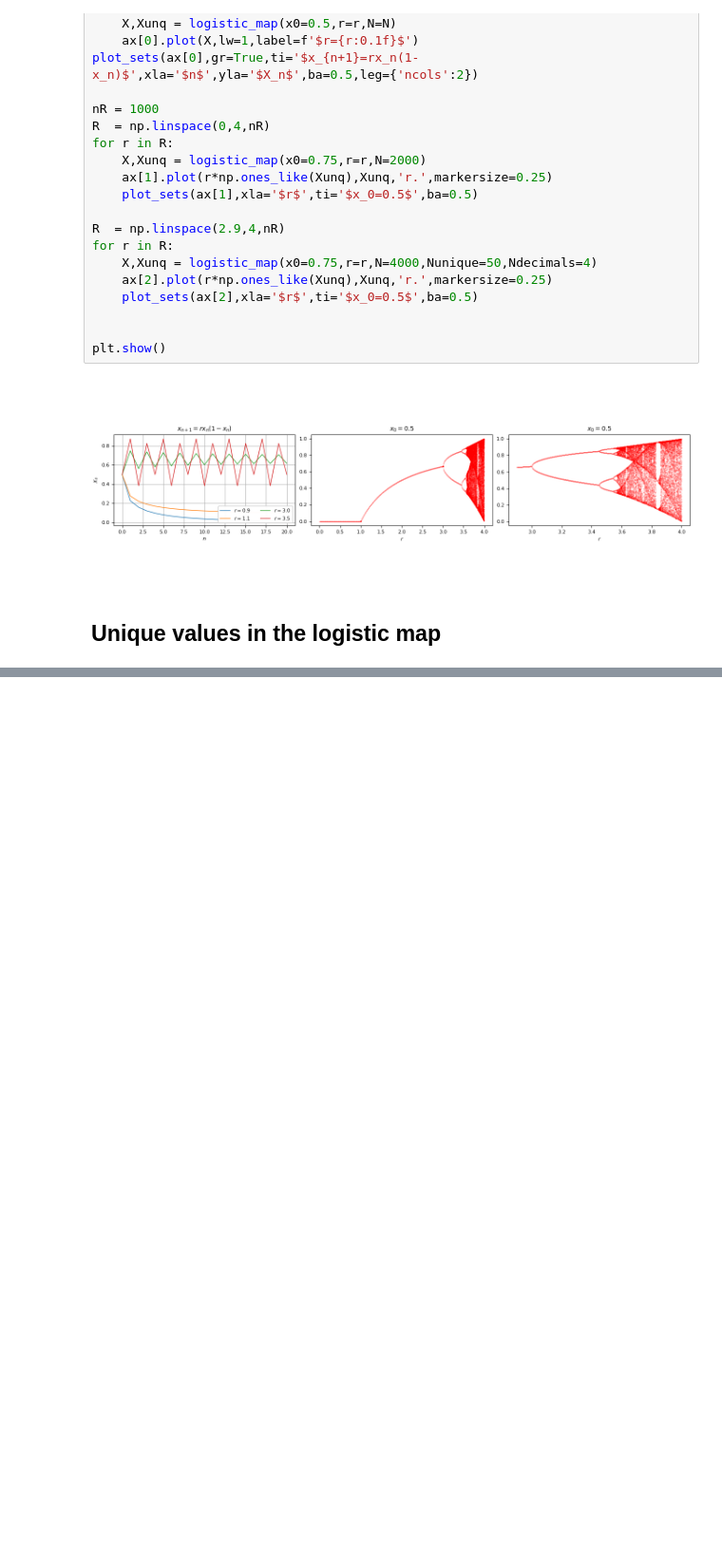
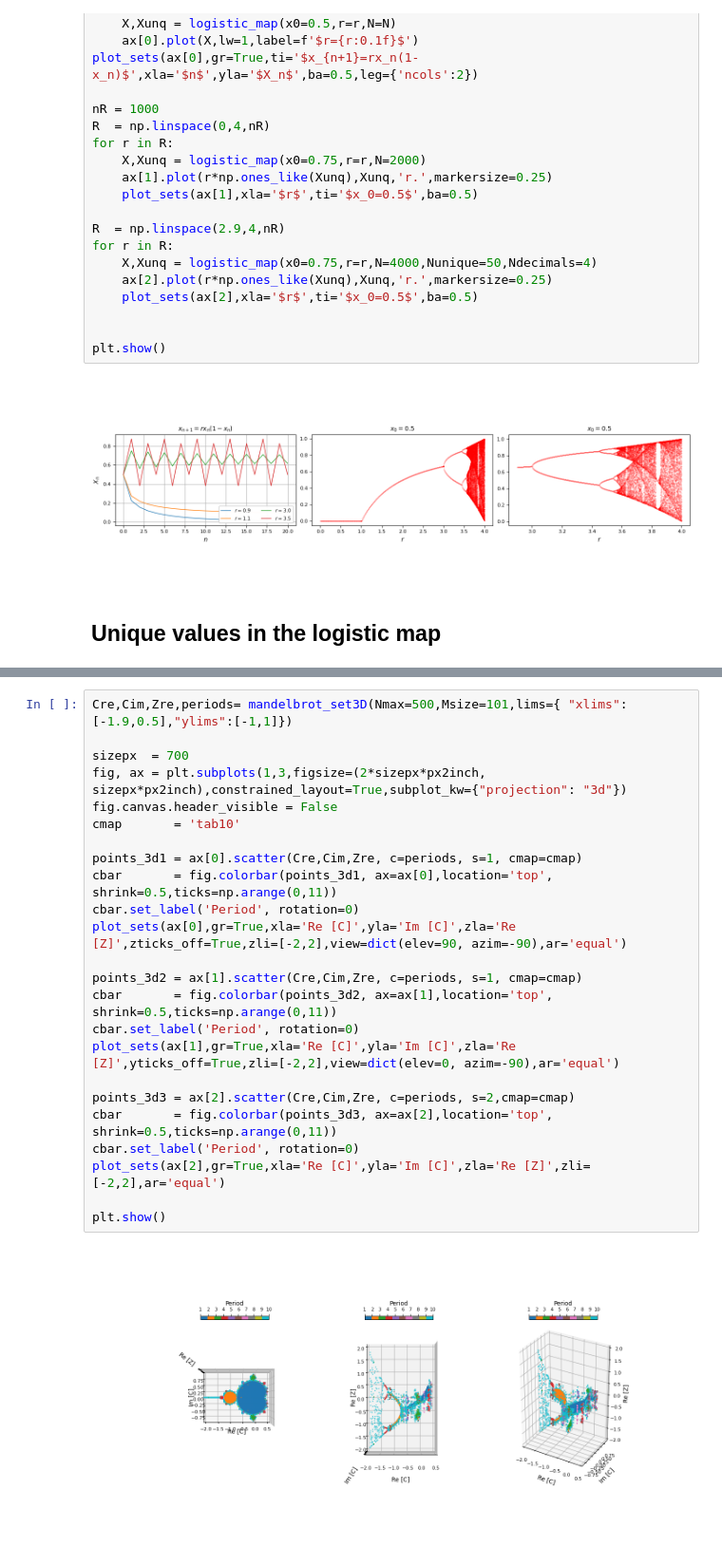
Before and after one commit to GenioSainz/Colab-Demos, a Jupyter notebook: scripts/MandelbrotStability.ipynb, the cells around one changed output, grey strips where cells are left out. Shown at 95% size. Saved outputs shown, nothing was run; the diff lists cells and outputs as text; blank space fills up the shorter version.

Commit message:
mandelbrot set II

```diff
--- a/scripts/MandelbrotStability.ipynb
+++ b/scripts/MandelbrotStability.ipynb
@@ -457,0 +518,26 @@ zx_map [-1.38915783 -1.3557948  -1.18852738 -1.09799601 -0.18407891  0.02291505
+# %%
+Cre,Cim,Zre,periods= mandelbrot_set3D(Nmax=500,Msize=101,lims={ "xlims":[-1.9,0.5],"ylims":[-1,1]})
+
+sizepx  = 700
+fig, ax = plt.subplots(1,3,figsize=(2*sizepx*px2inch, sizepx*px2inch),constrained_layout=True,subplot_kw={"projection": "3d"})
+fig.canvas.header_visible = False
+cmap       = 'tab10'
+
+points_3d1 = ax[0].scatter(Cre,Cim,Zre, c=periods, s=1, cmap=cmap)
+cbar       = fig.colorbar(points_3d1, ax=ax[0],location='top', shrink=0.5,ticks=np.arange(0,11))
+cbar.set_label('Period', rotation=0)
+plot_sets(ax[0],gr=True,xla='Re [C]',yla='Im [C]',zla='Re [Z]',zticks_off=True,zli=[-2,2],view=dict(elev=90, azim=-90),ar='equal')
+
+points_3d2 = ax[1].scatter(Cre,Cim,Zre, c=periods, s=1, cmap=cmap)
+cbar       = fig.colorbar(points_3d2, ax=ax[1],location='top', shrink=0.5,ticks=np.arange(0,11))
+cbar.set_label('Period', rotation=0)
+plot_sets(ax[1],gr=True,xla='Re [C]',yla='Im [C]',zla='Re [Z]',yticks_off=True,zli=[-2,2],view=dict(elev=0, azim=-90),ar='equal')
+
+points_3d3 = ax[2].scatter(Cre,Cim,Zre, c=periods, s=2,cmap=cmap)
+cbar       = fig.colorbar(points_3d3, ax=ax[2],location='top', shrink=0.5,ticks=np.arange(0,11))
+cbar.set_label('Period', rotation=0)
+plot_sets(ax[2],gr=True,xla='Re [C]',yla='Im [C]',zla='Re [Z]',zli=[-2,2],ar='equal')
+
+plt.show()
+# %% [output]
+[figure, added]
```
Also changed, not shown: parts of 11 cells of this notebook, 1 other file.
